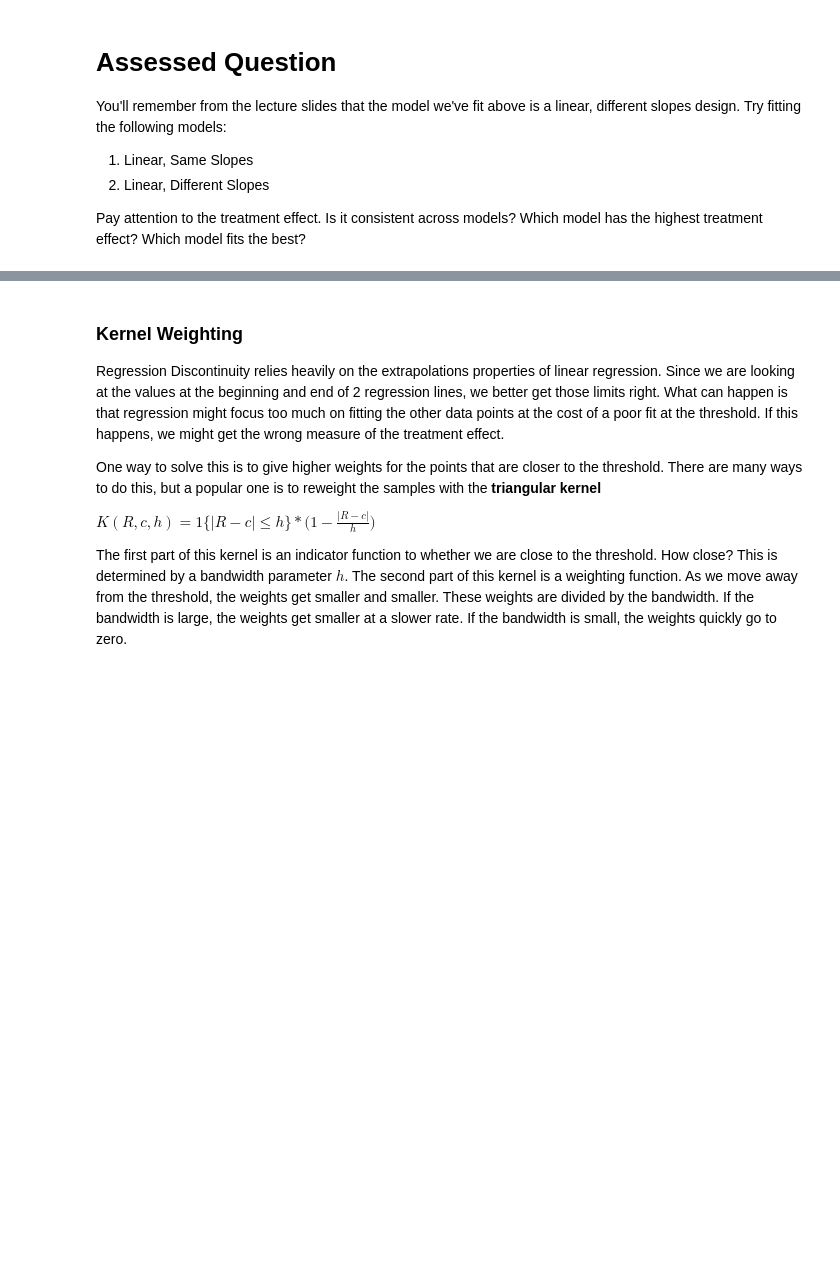
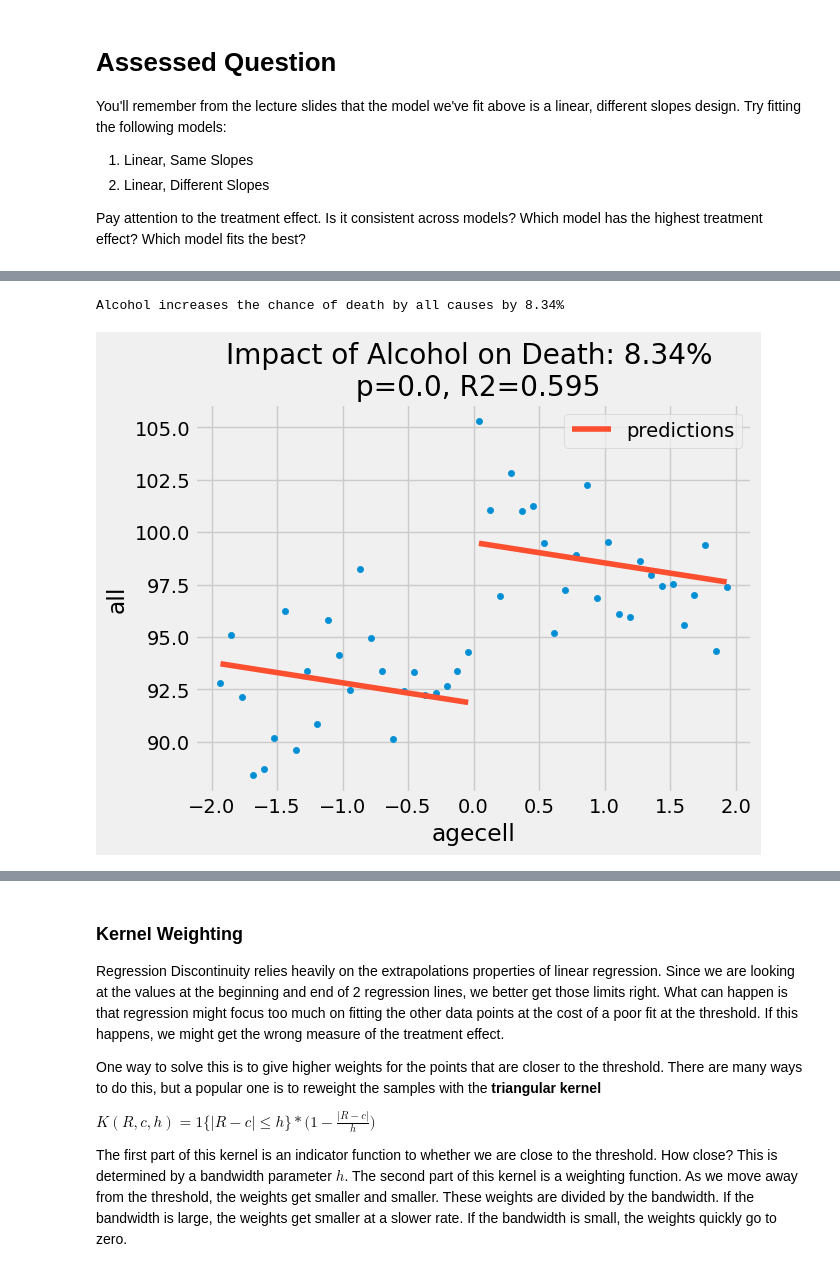
Before and after one commit to Yukiii0517/QM2, a Jupyter notebook: notebooks/W09. Regression Discontinuity.ipynb, the cells around one changed output, grey strips where cells are left out. Cells and saved outputs as stored; diff of their text form; code cells hidden in the pictures; blank space fills up the shorter version.

```diff
--- a/notebooks/W09. Regression Discontinuity.ipynb
+++ b/notebooks/W09. Regression Discontinuity.ipynb
@@ -242,0 +239,5 @@ Pay attention to the treatment effect. Is it consistent across models? Which mod
+# %%
+#Fit the Linear, Same Slopes Model
+rdd_df = drinking.assign(threshold=(drinking["agecell"] > 0).astype(int))
+model_same = smf.wls("all~ agecell + threshold ", rdd_df).fit() # different slope using *, same slope using +
+print(model_same.summary())
@@ -242,0 +262,13 @@ Pay attention to the treatment effect. Is it consistent across models? Which mod
+# %%
+ate_pct_same = 100*((model_same.params["threshold"] + model_same.params["Intercept"])/model_same.params["Intercept"] - 1)
+
+print("Alcohol increases the chance of death by all causes by {}%".format(np.round(ate_pct_same,2)))
+# %% [output]
+Alcohol increases the chance of death by all causes by 8.34%
+# %%
+ax = drinking.plot.scatter(x="agecell", y="all", color="C0")
+drinking.assign(predictions=model_same.fittedvalues).plot(x="agecell", y="predictions", ax=ax, color="C1")
+plt.title(f"Impact of Alcohol on Death: {np.round(ate_pct_same, 2)}% \n p={np.round(model_same.pvalues['threshold'], 3)}, R2={np.round(model_same.rsquared, 3)}")
+plt.show()
+# %% [output]
+[figure, added]
```
Also changed, not shown: parts of 8 cells of this notebook.
